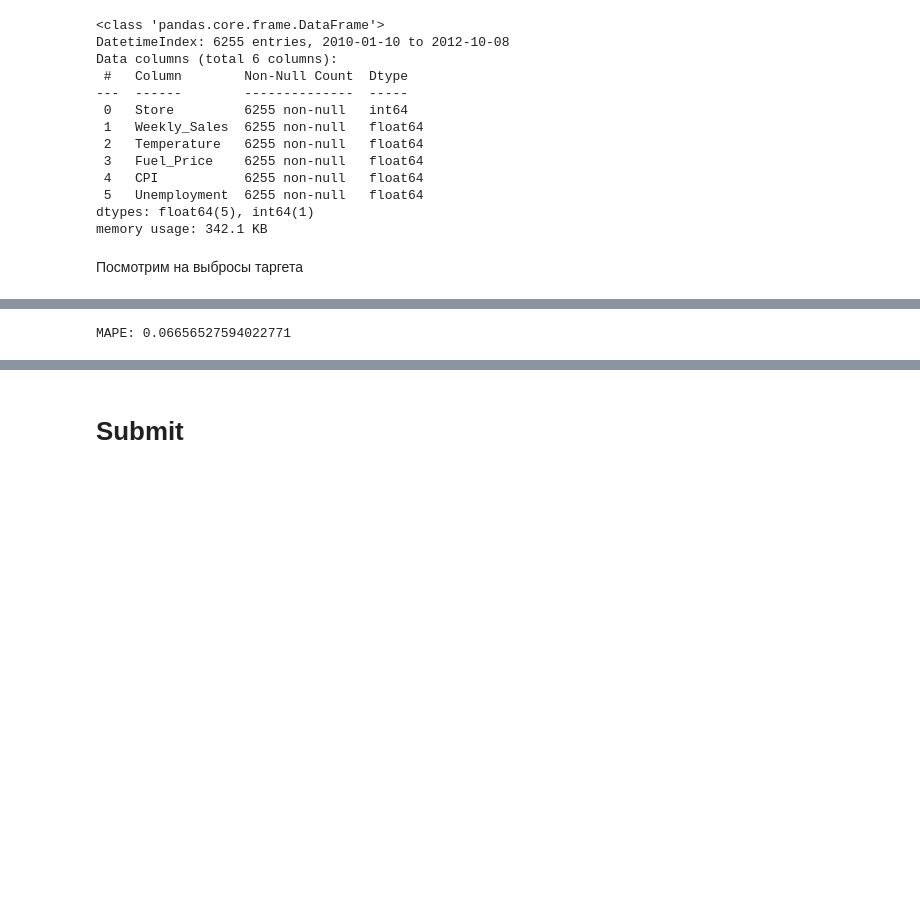
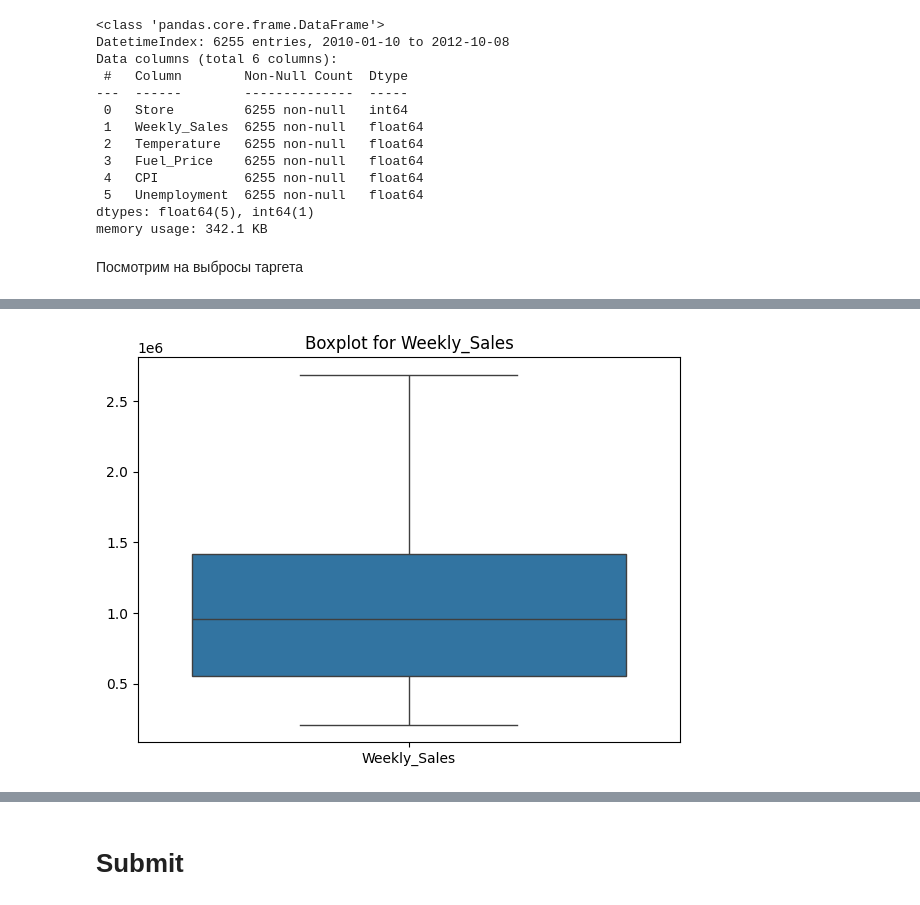
Before and after one commit to anastasia-nemkova/ML_labs, a Jupyter notebook: lab3/submit.ipynb, the cells around one changed output, grey strips where cells are left out. Drawn from its saved outputs; the diff is of its cells as text; code cells hidden in the pictures; blank space fills up the shorter version.

```diff
--- a/lab3/submit.ipynb
+++ b/lab3/submit.ipynb
@@ -171,9 +99,0 @@ plt.show()
-# %%
-weekly_sales = train_df.groupby('Date')['Weekly_Sales'].sum()
-
-rcParams['figure.figsize'] = 11, 9
-
-decompose = seasonal_decompose(weekly_sales, model='additive', period=52)
-decompose.plot()
-
-plt.show()
@@ -215,20 +99,0 @@ differentiate_with_shift_inplace(train_df, shift=1)
-# %%
-weekly_sales = train_df.groupby('Date')['Diff_Weekly_Sales'].apply(lambda x: x.iloc[1:].sum())
-rcParams['figure.figsize'] = 11, 9
-
-decompose = seasonal_decompose(weekly_sales, model='additive', period=52)
-decompose.plot()
-
-plt.show()
-
-grouped = train_df.groupby('Store')
-
-def adf_test(series):
-    result = adfuller(series)
-    return result[1]
-
-adf_results = grouped['Diff_Weekly_Sales'].apply(lambda x: adf_test(x[1:]))
-
-non_stationary_stores = adf_results[adf_results > 0.05]
-
-print(non_stationary_stores)
@@ -265,42 +100,7 @@ Series([], Name: Diff_Weekly_Sales, dtype: float64)
-# %%
-features = ['Temperature', 'Fuel_Price', 'CPI', 'Unemployment', 'Weekday', 'Month', 'Year', 'Week']
-
-all_y_true = []
-all_y_pred = []
-models = {}
-
-for store_id in train_df['Store'].unique():
-
-    store_data = train_df[train_df['Store'] == store_id]
-
-    X = store_data[features]
-    y = store_data['Weekly_Sales']
-
-    X_train, X_test, y_train, y_test = train_test_split(X, y, test_size=0.2, random_state=42, shuffle=False)
-
-    model = LinearRegression()
-    model.fit(X_train, y_train)
-
-    models[store_id] = model
-
-    y_pred = model.predict(X_test)
-
-    all_y_true.extend(y_test)
-    all_y_pred.extend(y_pred)
-
-    # графики
-    # y_pred_full = np.concatenate([y_train.values, y_pred])
-    # y_test_full = np.concatenate([y_train.values, y_test.values])
-    # plt.figure(figsize=(15, 7))
-    # plt.plot(y_pred_full, "r", label="Prediction")
-    # plt.plot(y_test_full, label="Test")
-    # plt.plot(y_train.values, label="Train")
-    # plt.legend(loc="best")
-    # plt.title(f"Store {store_id} - Mean Absolute Percentage Error: {mean_absolute_percentage_error(y_pred, y_test)}")
-    # plt.grid(True)
-    # plt.show()
-
-mape = mean_absolute_percentage_error(all_y_true, all_y_pred)
-print(f"MAPE: {mape}")
-# %% [output]
-MAPE: 0.06656527594022771
+# %%
+plt.figure(figsize=(7, 5))
+sns.boxplot(data=train_df[['Weekly_Sales']])
+plt.title('Boxplot for Weekly_Sales')
+plt.show()
+# %% [output]
+[figure, added]
```
Also changed, not shown: parts of 46 cells of this notebook, 1 other file.
